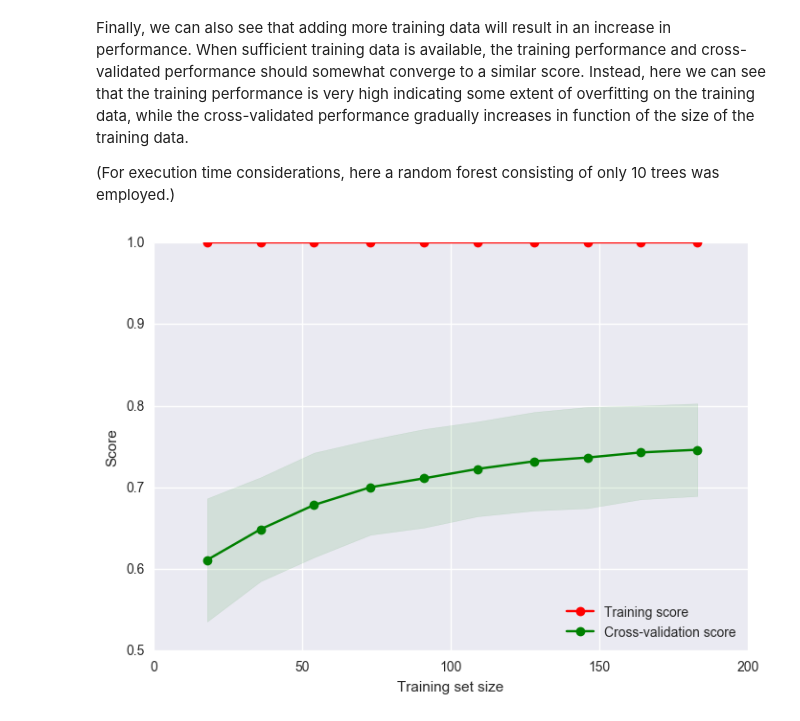
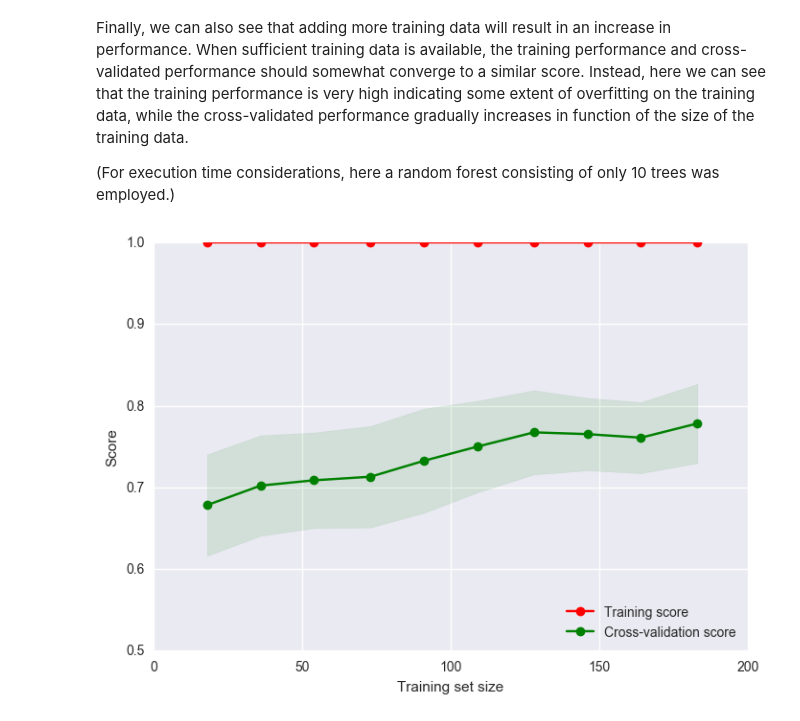
Before and after one commit to bittremieux/TCR-Classifier, a Jupyter notebook: hackaton.ipynb, the cells around one changed output. Drawn from its saved outputs; the diff is of its cells as text; code cells hidden in the pictures.

Commit message:
Updated to the Scikit-Learn 0.18 API and add new results

```diff
--- a/hackaton.ipynb
+++ b/hackaton.ipynb
@@ -299,34 +297,34 @@ Finally, we can also see that adding more training data will result in an increa
 (For execution time considerations, here a random forest consisting of only 10 trees was employed.)
 # %%
 # cross validation with 100 iterations to get smoother mean test and train score curves
-cv = cross_validation.StratifiedShuffleSplit(y, n_iter=100, test_size=0.2, random_state=0)
+cv = model_selection.StratifiedShuffleSplit(n_splits=10, test_size=0.2, random_state=0)
 estimator = ensemble.RandomForestClassifier(1000, n_jobs=-1, random_state=0)
 
 plt.figure()
 
 # compute the learning curves
-train_sizes, train_scores, test_scores = learning_curve.learning_curve(
-    estimator, X, y, np.linspace(.1, 1.0, 10), cv, 'accuracy', n_jobs=-1)
+train_sizes, train_scores, test_scores = model_selection.learning_curve(
+    estimator, X, y, train_sizes=np.linspace(.1, 1.0, 10), cv=cv, scoring='accuracy', n_jobs=-1)
 train_scores_mean = np.mean(train_scores, axis=1)
 train_scores_std = np.std(train_scores, axis=1)
 test_scores_mean = np.mean(test_scores, axis=1)
 test_scores_std = np.std(test_scores, axis=1)
 
 # plot the learning curves
 plt.fill_between(train_sizes, train_scores_mean - train_scores_std,
                  train_scores_mean + train_scores_std, alpha=0.1, color='r')
 plt.fill_between(train_sizes, test_scores_mean - test_scores_std,
                  test_scores_mean + test_scores_std, alpha=0.1, color='g')
 plt.plot(train_sizes, train_scores_mean, 'o-', color='r', label='Training score')
 plt.plot(train_sizes, test_scores_mean, 'o-', color='g', label='Cross-validation score')
 
 plt.xlabel('Training set size')
 plt.ylabel('Score')
 
 plt.ylim(0.5, 1)
 
 plt.legend(loc='lower right')
 
 plt.show()
 # %% [output]
-[figure, old version]
+[figure, new version]
```
Also changed, not shown: parts of 6 cells of this notebook.
